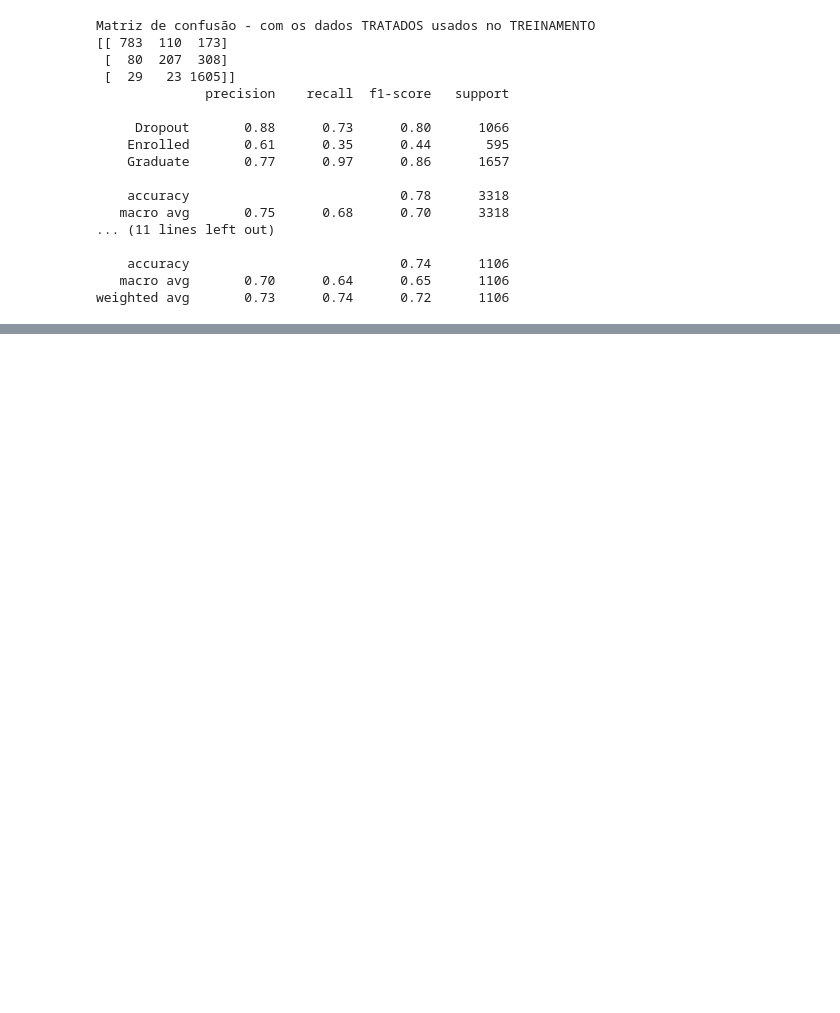
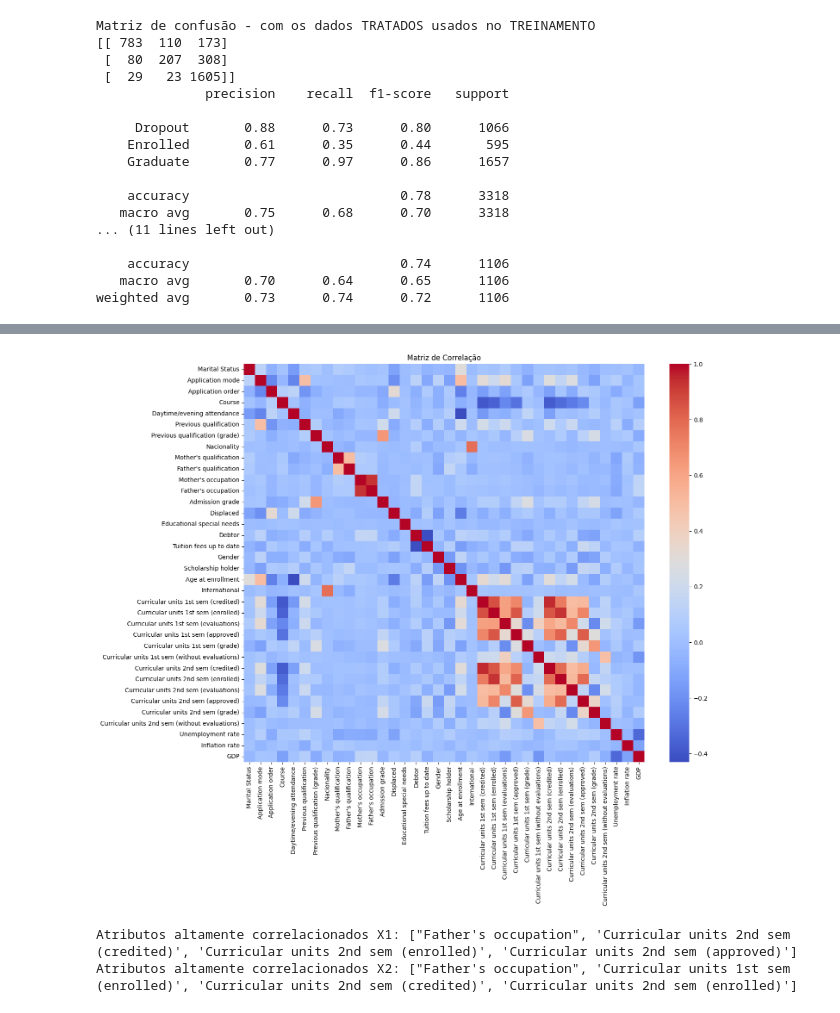
Before and after one commit to Lucasmsorretino/TrabArqDados, a Jupyter notebook: trab2.ipynb, the cells around one changed output, grey strips where cells are left out. Drawn from its saved outputs; the diff is of its cells as text; code cells hidden in the pictures; blank space fills up the shorter version.

Commit message:
sem melhoras para o trabalho 2.

```diff
--- a/trab2.ipynb
+++ b/trab2.ipynb
@@ -295,7 +300,3 @@ Unemployment rate                                 float64
 Inflation rate                                    float64
 GDP                                               float64
 dtype: object
-# %%
-# 3. Juntando tudo (opcional, só para facilitar)
-df = pd.concat([X, y], axis=1)
-print(df.info())
@@ -677,16 +764,0 @@ plt.show()
-# %%
-import matplotlib.pyplot as plt
-
-# Define número de colunas por linha
-n_cols = 4
-n_rows = (len(X.columns) + n_cols - 1) // n_cols
-
-plt.figure(figsize=(n_cols*4, n_rows*4))
-
-for idx, col in enumerate(X.columns):
-    plt.subplot(n_rows, n_cols, idx+1)
-    plt.boxplot(X[col], vert=True)
-    plt.title(col)
-    plt.tight_layout()
-
-plt.show()
@@ -694,0 +845,33 @@ plt.show()
+# %%
+import seaborn as sns
+import matplotlib.pyplot as plt
+
+corr1= X_norm.corr()
+corr2= X2_norm.corr()
+
+plt.figure(figsize=(15,12))
+sns.heatmap(corr2, annot=False, cmap='coolwarm')
+
+plt.title('Matriz de Correlação')
+plt.show()
+# %% [output]
+[figure, added]
+# %%
+# Seleciona apenas a parte superior da matriz (sem duplicar pares)
+upper1 = corr1.where(np.triu(np.ones(corr1.shape), k=1).astype(bool))
+upper2 = corr2.where(np.triu(np.ones(corr2.shape), k=1).astype(bool))
+
+# Lista colunas que têm correlação absoluta maior que 0.9 com qualquer outra
+to_drop1 = [column for column in upper1.columns if any(upper1[column].abs() > 0.85)]
+to_drop2 = [column for column in upper2.columns if any(upper2[column].abs() > 0.85)]
+print("Atributos altamente correlacionados X1:", to_drop1)
+print("Atributos altamente correlacionados X2:", to_drop2)
+
+# Remove do DataFrame X essas colunas
+X_sem_corr = X_norm.copy()
+X_sem_corr = X_sem_corr.drop(columns=to_drop1)
+X2_sem_corr = X2_norm.copy()
+X2_sem_corr = X2_sem_corr.drop(columns=to_drop2)
+# %% [output]
+Atributos altamente correlacionados X1: ["Father's occupation", 'Curricular units 2nd sem (credited)', 'Curricular units 2nd sem (enrolled)', 'Curricular units 2nd sem (approved)']
+Atributos altamente correlacionados X2: ["Father's occupation", 'Curricular units 1st sem (enrolled)', 'Curricular units 2nd sem (credited)', 'Curricular units 2nd sem (enrolled)']
```
Also changed, not shown: parts of 33 cells of this notebook, 2 other files.
